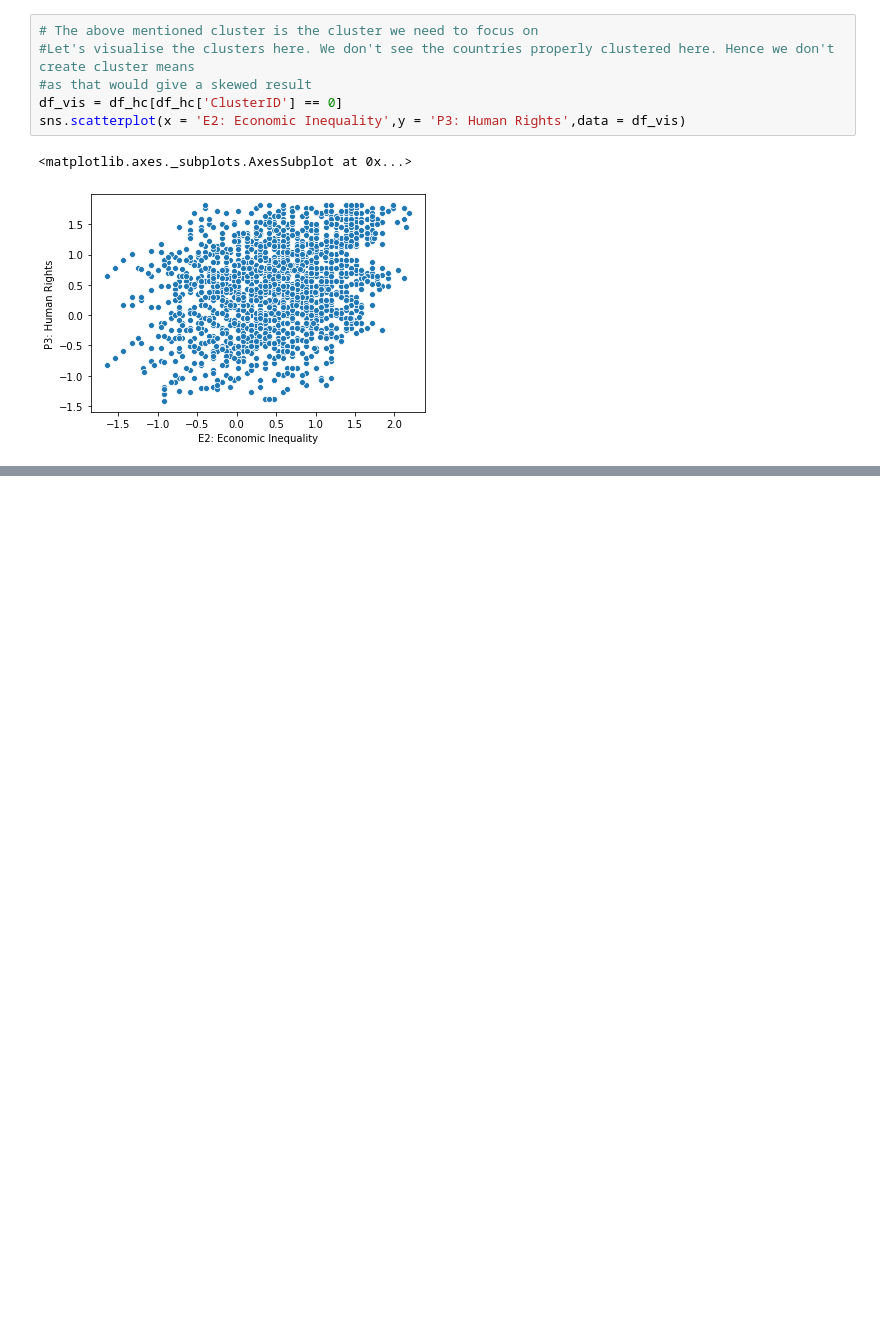
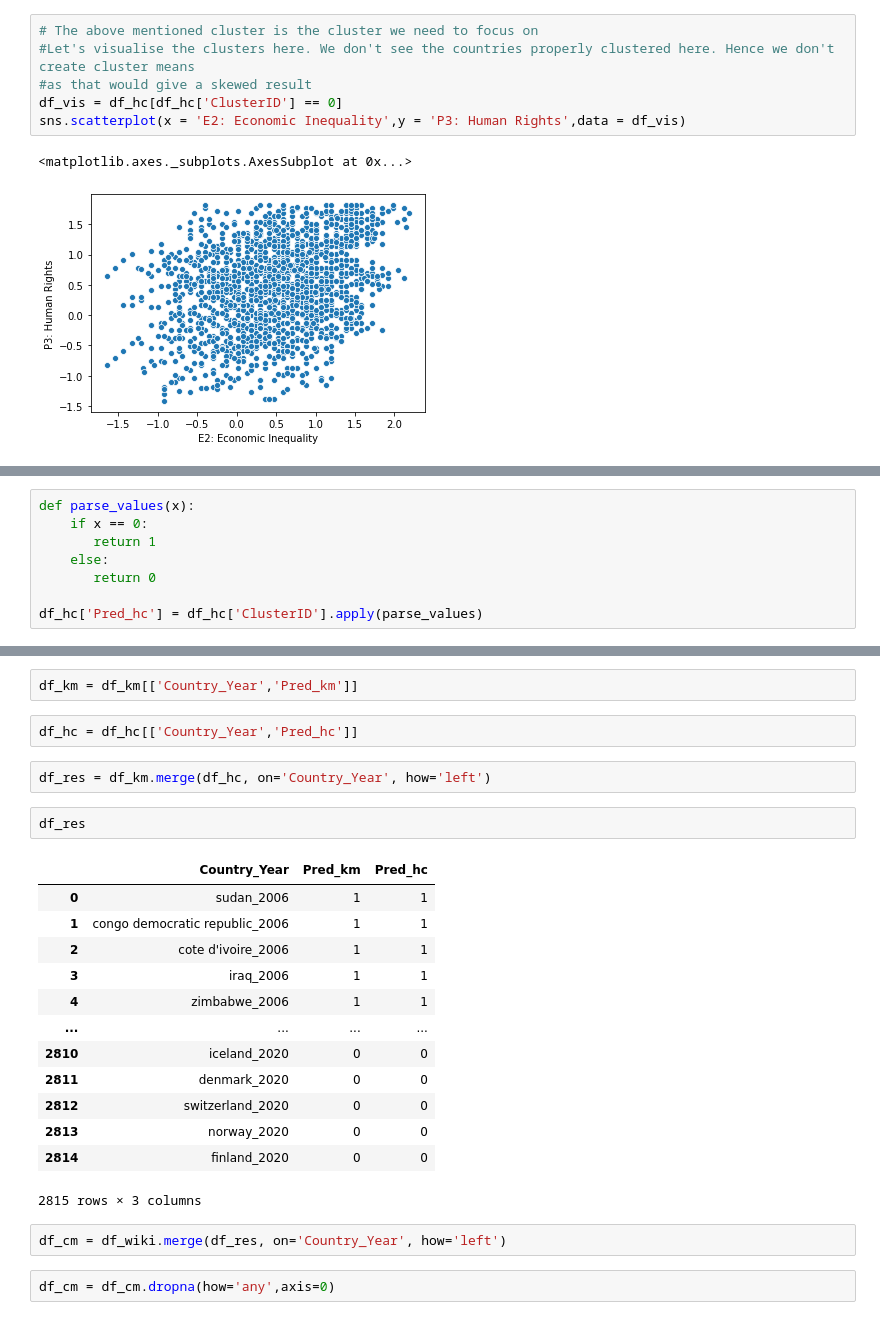
Before and after one commit to rachitdev/MSThesisCode, a Jupyter notebook: MainCode/Predicting Political Instability across the world.ipynb, the cells around one changed output, grey strips where cells are left out. Saved outputs shown, nothing was run; the diff lists cells and outputs as text; blank space fills up the shorter version.

```diff
--- a/fsi-06-20/Predicting Political Instability across the world.ipynb
+++ b/MainCode/Predicting Political Instability across the world.ipynb
@@ -766,0 +800,8 @@ sns.scatterplot(x = 'E2: Economic Inequality',y = 'P3: Human Rights',data = df_v
+# %%
+def parse_values(x):
+    if x == 0:
+       return 1
+    else:
+       return 0
+
+df_hc['Pred_hc'] = df_hc['ClusterID'].apply(parse_values)
@@ -766,0 +818,26 @@ sns.scatterplot(x = 'E2: Economic Inequality',y = 'P3: Human Rights',data = df_v
+# %%
+df_km = df_km[['Country_Year','Pred_km']]
+# %%
+df_hc = df_hc[['Country_Year','Pred_hc']]
+# %%
+df_res = df_km.merge(df_hc, on='Country_Year', how='left')
+# %%
+df_res
+# %% [output]
+|  | Country_Year | Pred_km | Pred_hc |
+| 0 | sudan_2006 | 1 | 1 |
+| 1 | congo democratic republic_2006 | 1 | 1 |
+| 2 | cote d'ivoire_2006 | 1 | 1 |
+| 3 | iraq_2006 | 1 | 1 |
+| 4 | zimbabwe_2006 | 1 | 1 |
+| ... | ... | ... | ... |
+| 2810 | iceland_2020 | 0 | 0 |
+| 2811 | denmark_2020 | 0 | 0 |
+| 2812 | switzerland_2020 | 0 | 0 |
+| 2813 | norway_2020 | 0 | 0 |
+| 2814 | finland_2020 | 0 | 0 |
+2815 rows × 3 columns
+# %%
+df_cm = df_wiki.merge(df_res, on='Country_Year', how='left')
+# %%
+df_cm = df_cm.dropna(how='any',axis=0)
```
Also changed, not shown: parts of 23 cells of this notebook, 19 other files.
